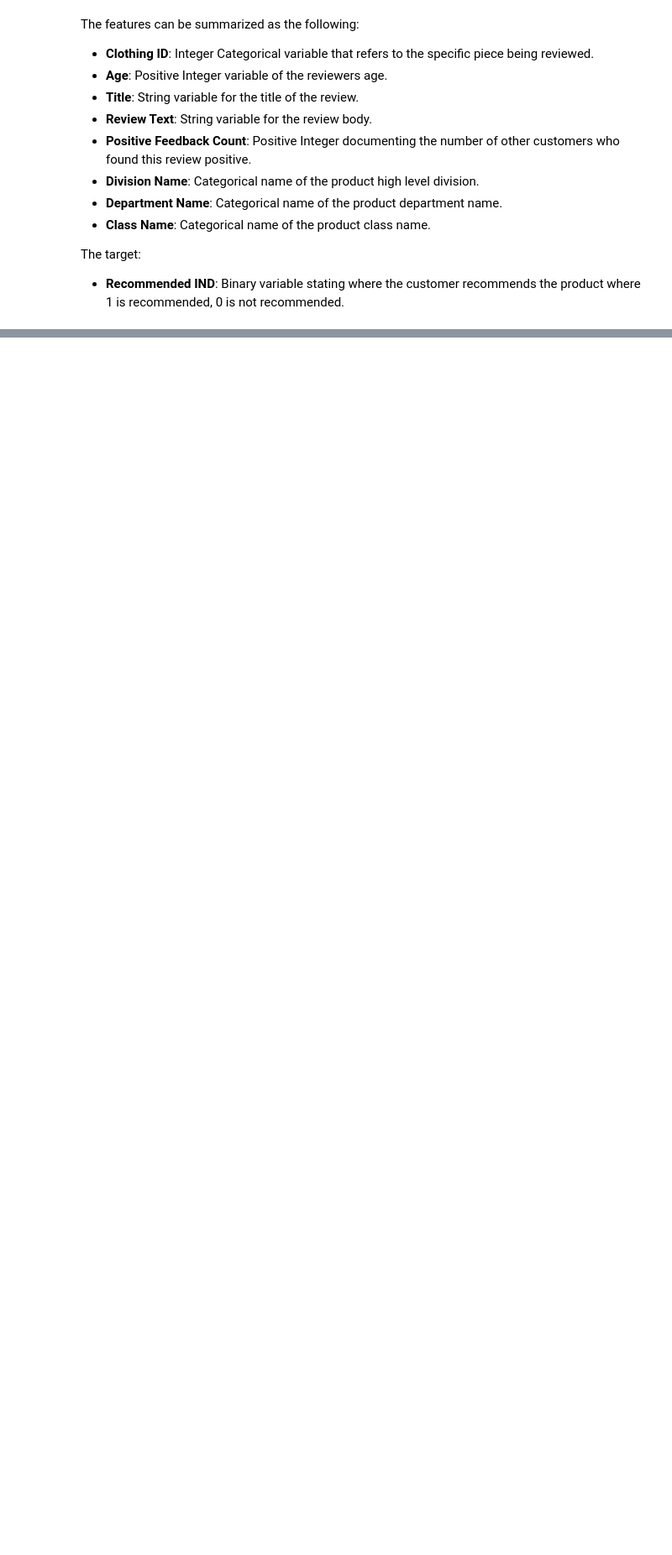
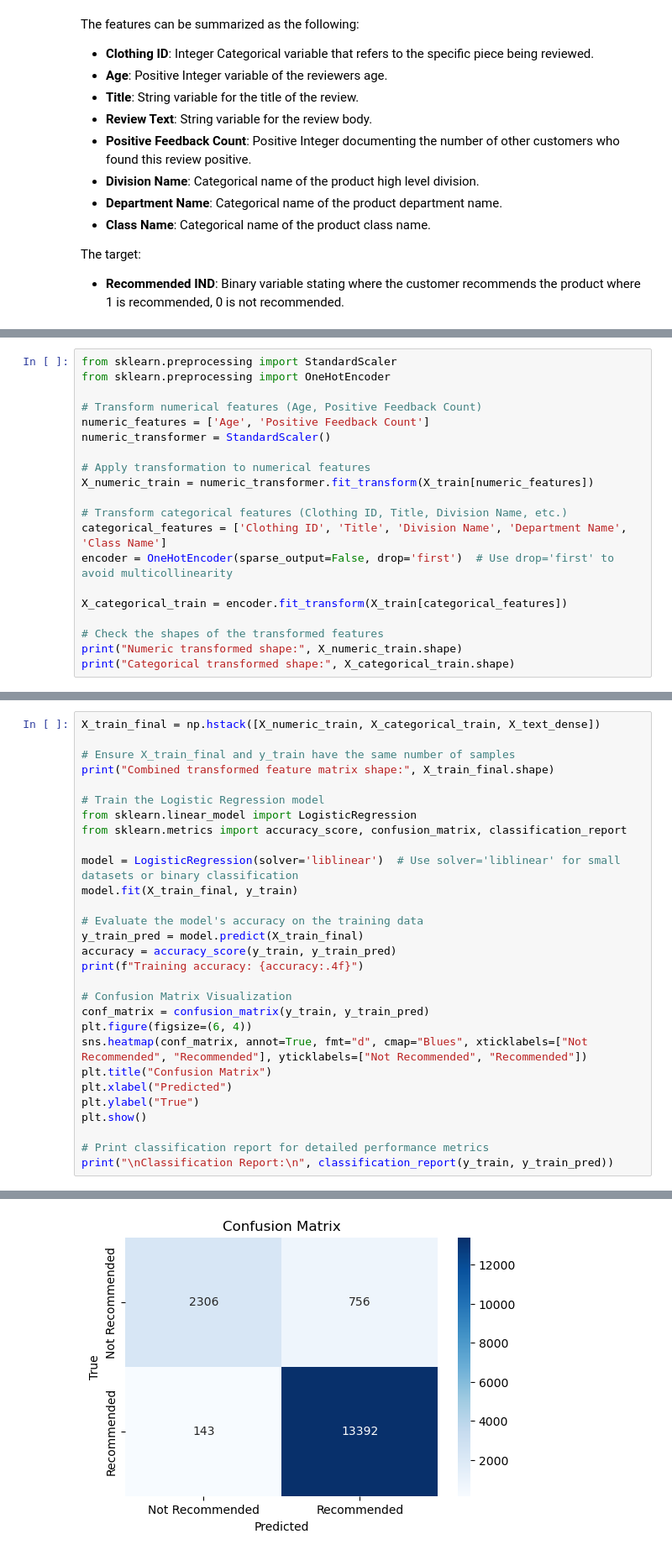
Before and after one commit to zoez314/Data_Science_Pipeline_Project, a Jupyter notebook: starter/starter.ipynb, the cells around one changed output, grey strips where cells are left out. Shown at 84% size. Drawn from its saved outputs; the diff is of its cells as text; blank space fills up the shorter version.

```diff
--- a/starter/starter.ipynb
+++ b/starter/starter.ipynb
@@ -302,0 +163,20 @@ Model accuracy: 0.9471591251430982
+# %%
+from sklearn.preprocessing import StandardScaler
+from sklearn.preprocessing import OneHotEncoder
+
+# Transform numerical features (Age, Positive Feedback Count)
+numeric_features = ['Age', 'Positive Feedback Count']
+numeric_transformer = StandardScaler()
+
+# Apply transformation to numerical features
+X_numeric_train = numeric_transformer.fit_transform(X_train[numeric_features])
+
+# Transform categorical features (Clothing ID, Title, Division Name, etc.)
+categorical_features = ['Clothing ID', 'Title', 'Division Name', 'Department Name', 'Class Name']
+encoder = OneHotEncoder(sparse_output=False, drop='first')  # Use drop='first' to avoid multicollinearity
+
+X_categorical_train = encoder.fit_transform(X_train[categorical_features])
+
+# Check the shapes of the transformed features
+print("Numeric transformed shape:", X_numeric_train.shape)
+print("Categorical transformed shape:", X_categorical_train.shape)
@@ -302,0 +188,30 @@ Model accuracy: 0.9471591251430982
+# %%
+X_train_final = np.hstack([X_numeric_train, X_categorical_train, X_text_dense])
+
+# Ensure X_train_final and y_train have the same number of samples
+print("Combined transformed feature matrix shape:", X_train_final.shape)
+
+# Train the Logistic Regression model
+from sklearn.linear_model import LogisticRegression
+from sklearn.metrics import accuracy_score, confusion_matrix, classification_report
+
+model = LogisticRegression(solver='liblinear')  # Use solver='liblinear' for small datasets or binary classification
+model.fit(X_train_final, y_train)
+
+# Evaluate the model's accuracy on the training data
+y_train_pred = model.predict(X_train_final)
+accuracy = accuracy_score(y_train, y_train_pred)
+print(f"Training accuracy: {accuracy:.4f}")
+
+# Confusion Matrix Visualization
+conf_matrix = confusion_matrix(y_train, y_train_pred)
+plt.figure(figsize=(6, 4))
+sns.heatmap(conf_matrix, annot=True, fmt="d", cmap="Blues", xticklabels=["Not Recommended", "Recommended"], yticklabels=["Not Recommended", "Recommended"])
+plt.title("Confusion Matrix")
+plt.xlabel("Predicted")
+plt.ylabel("True")
+plt.show()
+
+# Print classification report for detailed performance metrics
+print("\nClassification Report:\n", classification_report(y_train, y_train_pred))
+# %% [output]
@@ -302,0 +220 @@ Model accuracy: 0.9471591251430982
+[figure, added]
```
Also changed, not shown: parts of 29 cells of this notebook, 1 other file.
